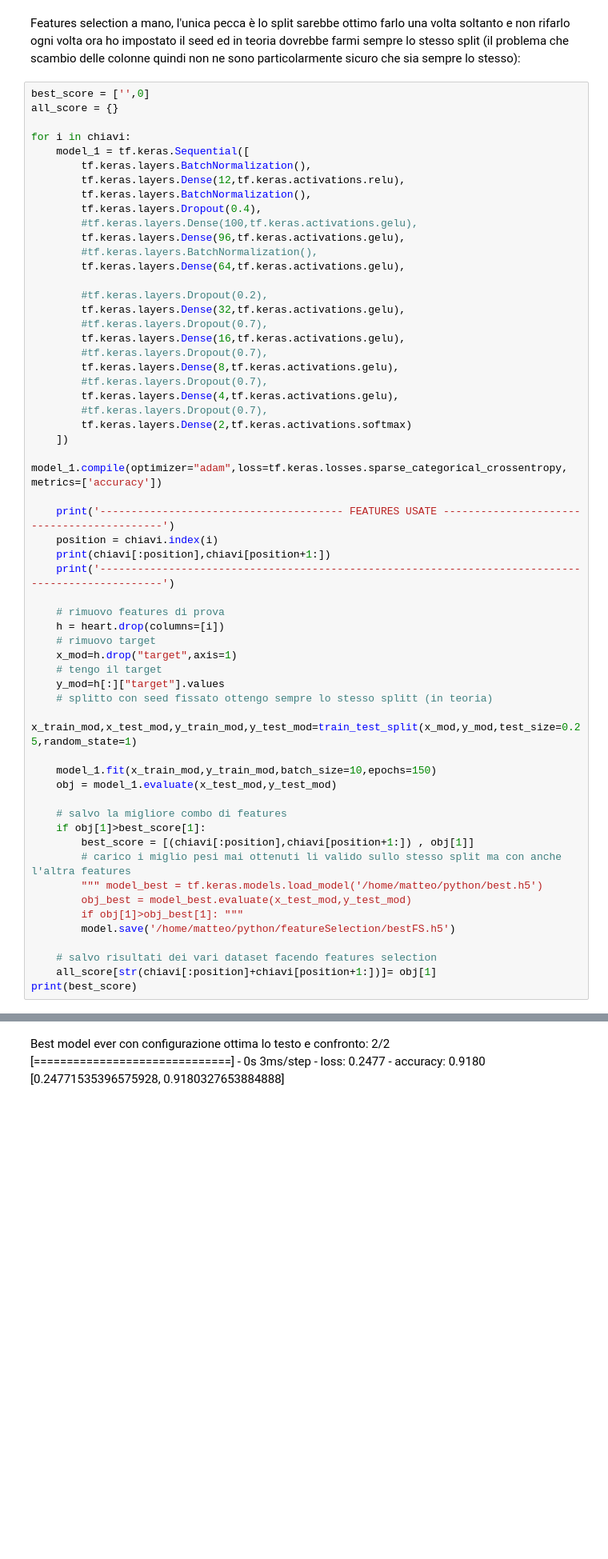
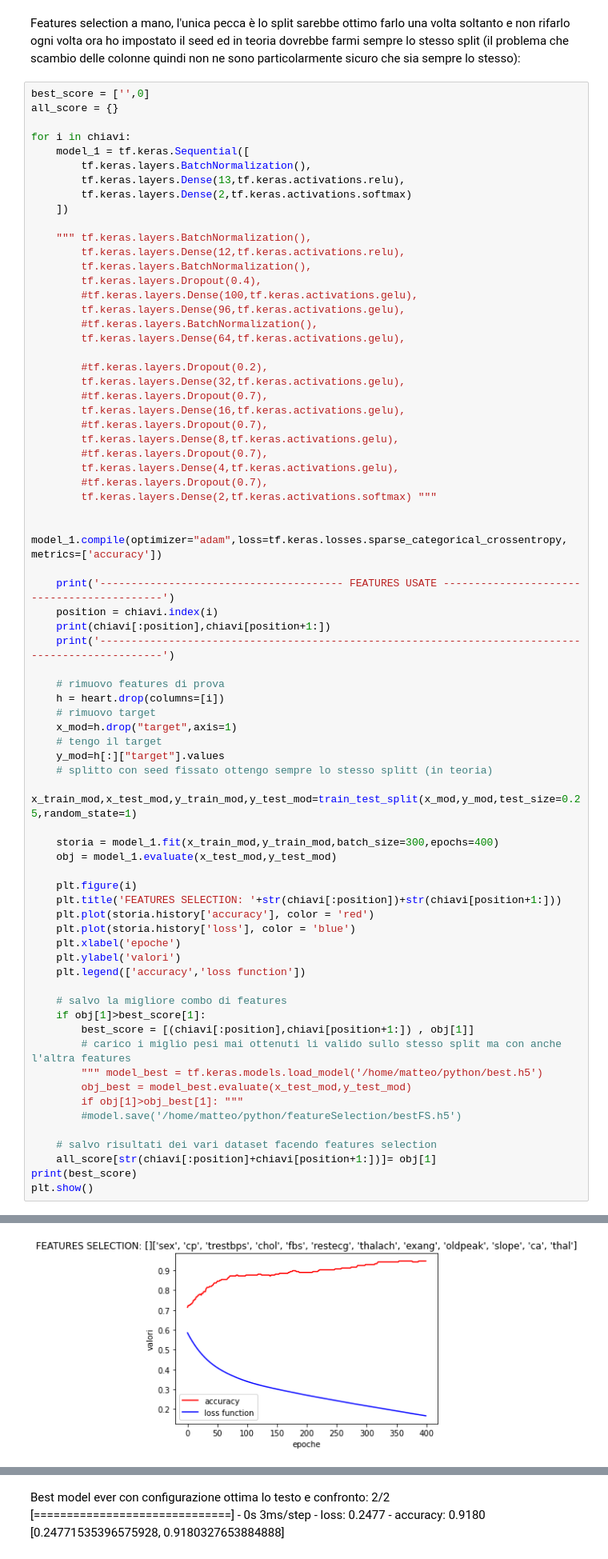
Before and after one commit to MatteoIng/FromEngToArt, a Jupyter notebook: ClassificationDeepHeartAttack.ipynb, the cells around one changed output, grey strips where cells are left out. Shown at 80% size. Drawn from its saved outputs; the diff is of its cells as text; blank space fills up the shorter version.

```diff
--- a/ClassificationDeepHeartAttack.ipynb
+++ b/ClassificationDeepHeartAttack.ipynb
@@ -171,6 +240,11 @@ all_score = {}
 for i in chiavi:
     model_1 = tf.keras.Sequential([
         tf.keras.layers.BatchNormalization(),
+        tf.keras.layers.Dense(13,tf.keras.activations.relu),
+        tf.keras.layers.Dense(2,tf.keras.activations.softmax)
+    ])
+
+    """ tf.keras.layers.BatchNormalization(),
         tf.keras.layers.Dense(12,tf.keras.activations.relu),
         tf.keras.layers.BatchNormalization(),
         tf.keras.layers.Dropout(0.4),
@@ -188,8 +262,8 @@ for i in chiavi:
         #tf.keras.layers.Dropout(0.7),
         tf.keras.layers.Dense(4,tf.keras.activations.gelu),
         #tf.keras.layers.Dropout(0.7),
-        tf.keras.layers.Dense(2,tf.keras.activations.softmax)
-    ])
+        tf.keras.layers.Dense(2,tf.keras.activations.softmax) """
+
     model_1.compile(optimizer="adam",loss=tf.keras.losses.sparse_categorical_crossentropy, metrics=['accuracy'])
 
     print('--------------------------------------- FEATURES USATE -------------------------------------------')
@@ -206,8 +280,16 @@ for i in chiavi:
     # splitto con seed fissato ottengo sempre lo stesso splitt (in teoria)
     x_train_mod,x_test_mod,y_train_mod,y_test_mod=train_test_split(x_mod,y_mod,test_size=0.25,random_state=1)
 
-    model_1.fit(x_train_mod,y_train_mod,batch_size=10,epochs=150)
+    storia = model_1.fit(x_train_mod,y_train_mod,batch_size=300,epochs=400)
     obj = model_1.evaluate(x_test_mod,y_test_mod)
+
+    plt.figure(i)
+    plt.title('FEATURES SELECTION: '+str(chiavi[:position])+str(chiavi[position+1:]))
+    plt.plot(storia.history['accuracy'], color = 'red')
+    plt.plot(storia.history['loss'], color = 'blue')
+    plt.xlabel('epoche')
+    plt.ylabel('valori')
+    plt.legend(['accuracy','loss function'])
 
     # salvo la migliore combo di features
     if obj[1]>best_score[1]:
@@ -216,11 +298,12 @@ for i in chiavi:
         """ model_best = tf.keras.models.load_model('/home/matteo/python/best.h5')
         obj_best = model_best.evaluate(x_test_mod,y_test_mod)
         if obj[1]>obj_best[1]: """
-        model.save('/home/matteo/python/featureSelection/bestFS.h5')
+        #model.save('/home/matteo/python/featureSelection/bestFS.h5')
 
     # salvo risultati dei vari dataset facendo features selection
     all_score[str(chiavi[:position]+chiavi[position+1:])]= obj[1]
 print(best_score)
+plt.show()
 # %% [output]
 --------------------------------------- FEATURES USATE -------------------------------------------
 [] ['sex', 'cp', 'trestbps', 'chol', 'fbs', 'restecg', 'thalach', 'exang', 'oldpeak', 'slope', 'ca', 'thal']
@@ -241,0 +325 @@ Epoch 150/150
+[figure, added]
```
Also changed, not shown: parts of 61 cells of this notebook, 1 other file.
